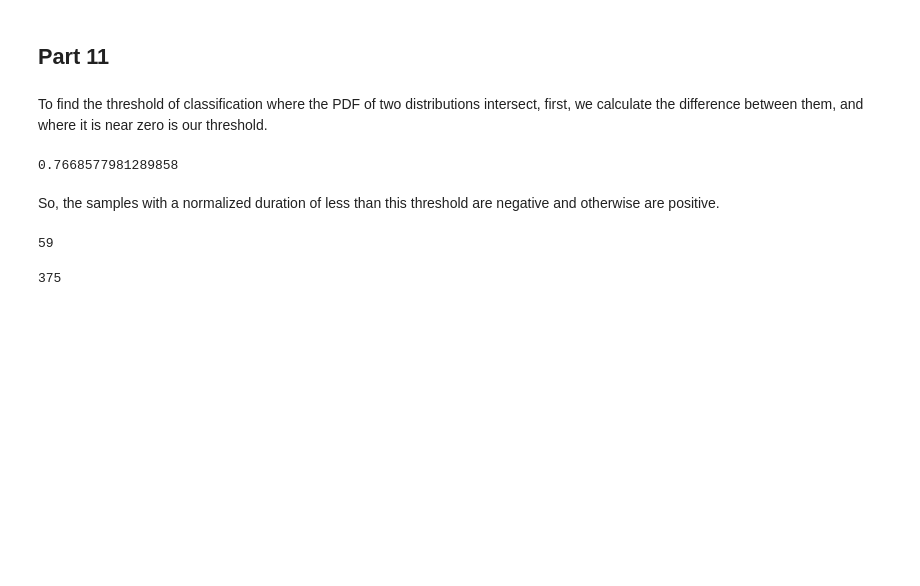
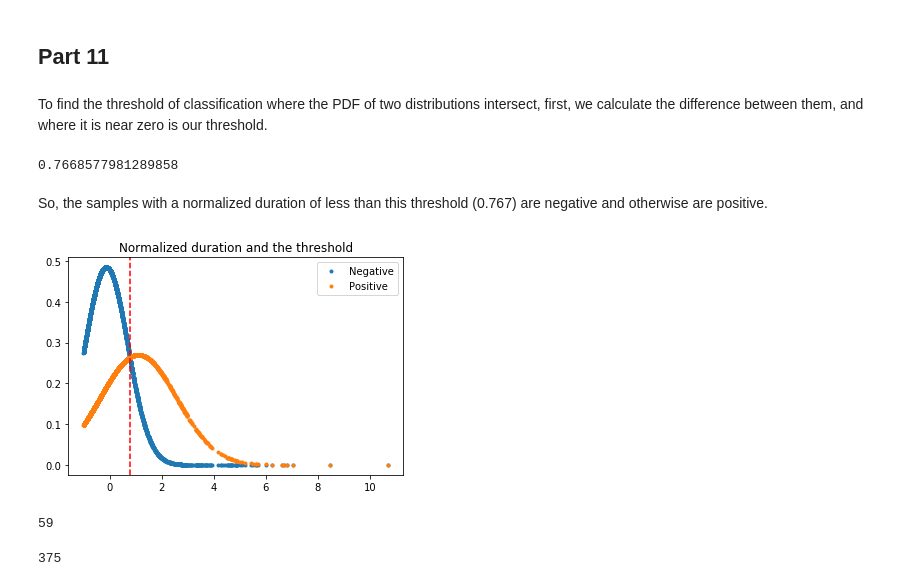
Before and after one commit to daniyalmaroufi/AI_Course, a Jupyter notebook: CA0/CA0.ipynb, the cells around one changed output. Drawn from its saved outputs; the diff is of its cells as text; code cells hidden in the pictures; blank space fills up the shorter version.

Commit message:
added CA0 part 11 plot

```diff
--- a/CA0/CA0.ipynb
+++ b/CA0/CA0.ipynb
@@ -429,7 +429,16 @@ neg_pos_threshold
 # %% [output]
 0.7668577981289858
 # %% [markdown]
-So, the samples with a normalized duration of less than this threshold are negative and otherwise are positive.
+So, the samples with a normalized duration of less than this threshold (0.767) are negative and otherwise are positive.
+# %%
+plt.plot(x,negative_dist,'.')
+plt.plot(x,positive_dist,'.')
+plt.legend(["Negative", "Positive"])
+plt.title("Normalized duration and the threshold")
+plt.axvline(x=neg_pos_threshold,color='red',linestyle='--')
+plt.show()
+# %% [output]
+[figure, added]
 # %%
 df_test_normal=df_test.copy()
 for columns_name in ['age', 'balance', 'duration', 'campaign', 'pdays']:
```
